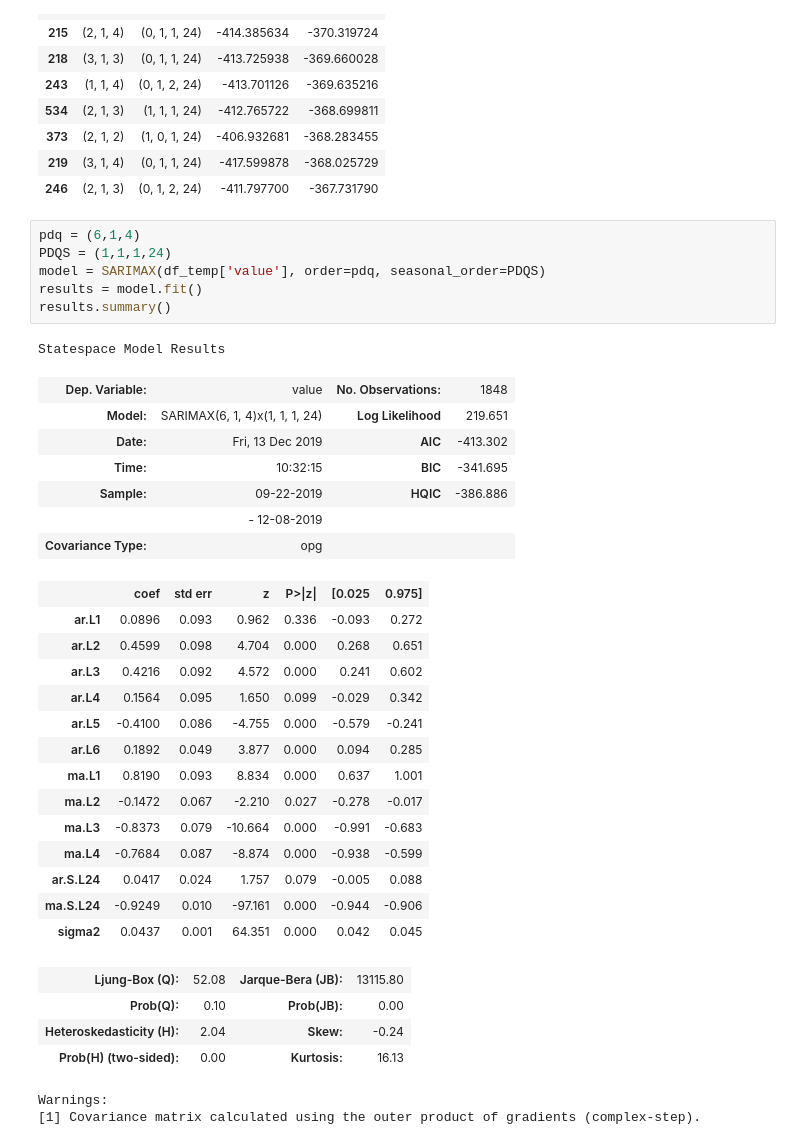
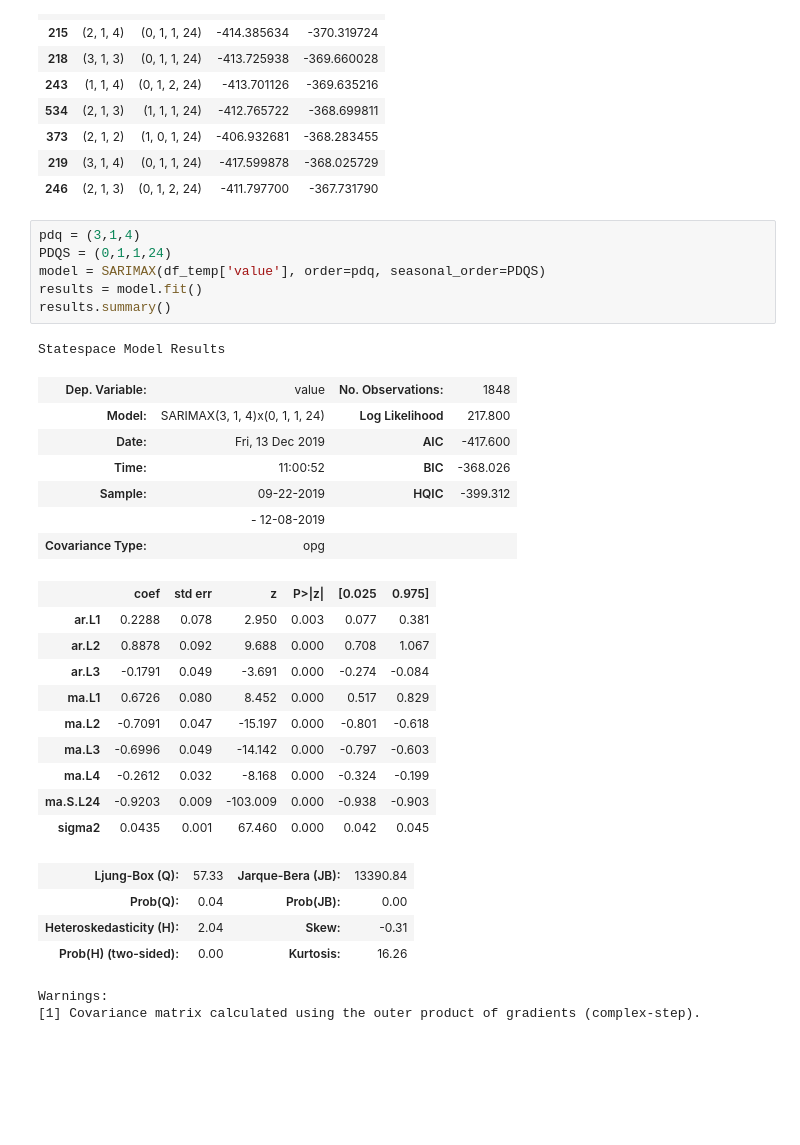
Before and after one commit to neozenith/temperature-timeseries, a Jupyter notebook: analysis.ipynb, the cells around one changed output. Saved outputs shown, nothing was run; the diff lists cells and outputs as text; blank space fills up the shorter version.

```diff
--- a/analysis.ipynb
+++ b/analysis.ipynb
@@ -330,38 +330,34 @@ order_df.sort_values('bic').head(10)
 | 219 | (3, 1, 4) | (0, 1, 1, 24) | -417.599878 | -368.025729 |
 | 246 | (2, 1, 3) | (0, 1, 2, 24) | -411.797700 | -367.731790 |
 # %%
-pdq = (6,1,4)
-PDQS = (1,1,1,24)
+pdq = (3,1,4)
+PDQS = (0,1,1,24)
 model = SARIMAX(df_temp['value'], order=pdq, seasonal_order=PDQS)
 results = model.fit()
 results.summary()
 # %% [output]
 Statespace Model Results
 | Dep. Variable: | value | No. Observations: | 1848 |
-| Model: | SARIMAX(6, 1, 4)x(1, 1, 1, 24) | Log Likelihood | 219.651 |
-| Date: | Fri, 13 Dec 2019 | AIC | -413.302 |
-| Time: | 10:32:15 | BIC | -341.695 |
-| Sample: | 09-22-2019 | HQIC | -386.886 |
+| Model: | SARIMAX(3, 1, 4)x(0, 1, 1, 24) | Log Likelihood | 217.800 |
+| Date: | Fri, 13 Dec 2019 | AIC | -417.600 |
+| Time: | 11:00:52 | BIC | -368.026 |
+| Sample: | 09-22-2019 | HQIC | -399.312 |
 |  | - 12-08-2019 |  |  |
 | Covariance Type: | opg |  |  |
 |  | coef | std err | z | P>|z| | [0.025 | 0.975] |
-| ar.L1 | 0.0896 | 0.093 | 0.962 | 0.336 | -0.093 | 0.272 |
-| ar.L2 | 0.4599 | 0.098 | 4.704 | 0.000 | 0.268 | 0.651 |
-| ar.L3 | 0.4216 | 0.092 | 4.572 | 0.000 | 0.241 | 0.602 |
-| ar.L4 | 0.1564 | 0.095 | 1.650 | 0.099 | -0.029 | 0.342 |
-| ar.L5 | -0.4100 | 0.086 | -4.755 | 0.000 | -0.579 | -0.241 |
-| ar.L6 | 0.1892 | 0.049 | 3.877 | 0.000 | 0.094 | 0.285 |
-| ma.L1 | 0.8190 | 0.093 | 8.834 | 0.000 | 0.637 | 1.001 |
-| ma.L2 | -0.1472 | 0.067 | -2.210 | 0.027 | -0.278 | -0.017 |
-| ma.L3 | -0.8373 | 0.079 | -10.664 | 0.000 | -0.991 | -0.683 |
-| ma.L4 | -0.7684 | 0.087 | -8.874 | 0.000 | -0.938 | -0.599 |
-| ar.S.L24 | 0.0417 | 0.024 | 1.757 | 0.079 | -0.005 | 0.088 |
-| ma.S.L24 | -0.9249 | 0.010 | -97.161 | 0.000 | -0.944 | -0.906 |
-| sigma2 | 0.0437 | 0.001 | 64.351 | 0.000 | 0.042 | 0.045 |
+| ar.L1 | 0.2288 | 0.078 | 2.950 | 0.003 | 0.077 | 0.381 |
+| ar.L2 | 0.8878 | 0.092 | 9.688 | 0.000 | 0.708 | 1.067 |
+| ar.L3 | -0.1791 | 0.049 | -3.691 | 0.000 | -0.274 | -0.084 |
+| ma.L1 | 0.6726 | 0.080 | 8.452 | 0.000 | 0.517 | 0.829 |
+| ma.L2 | -0.7091 | 0.047 | -15.197 | 0.000 | -0.801 | -0.618 |
+| ma.L3 | -0.6996 | 0.049 | -14.142 | 0.000 | -0.797 | -0.603 |
+| ma.L4 | -0.2612 | 0.032 | -8.168 | 0.000 | -0.324 | -0.199 |
+| ma.S.L24 | -0.9203 | 0.009 | -103.009 | 0.000 | -0.938 | -0.903 |
+| sigma2 | 0.0435 | 0.001 | 67.460 | 0.000 | 0.042 | 0.045 |
-| Ljung-Box (Q): | 52.08 | Jarque-Bera (JB): | 13115.80 |
-| Prob(Q): | 0.10 | Prob(JB): | 0.00 |
-| Heteroskedasticity (H): | 2.04 | Skew: | -0.24 |
-| Prob(H) (two-sided): | 0.00 | Kurtosis: | 16.13 |
+| Ljung-Box (Q): | 57.33 | Jarque-Bera (JB): | 13390.84 |
+| Prob(Q): | 0.04 | Prob(JB): | 0.00 |
+| Heteroskedasticity (H): | 2.04 | Skew: | -0.31 |
+| Prob(H) (two-sided): | 0.00 | Kurtosis: | 16.26 |
 Warnings:
 [1] Covariance matrix calculated using the outer product of gradients (complex-step).
 # %%
```
Also changed, not shown: parts of 2 cells of this notebook, 1 other file.
